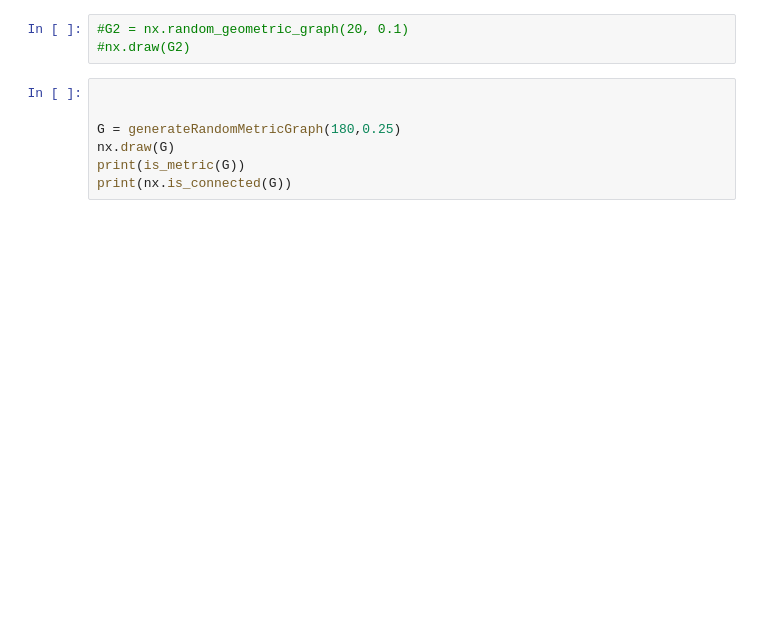
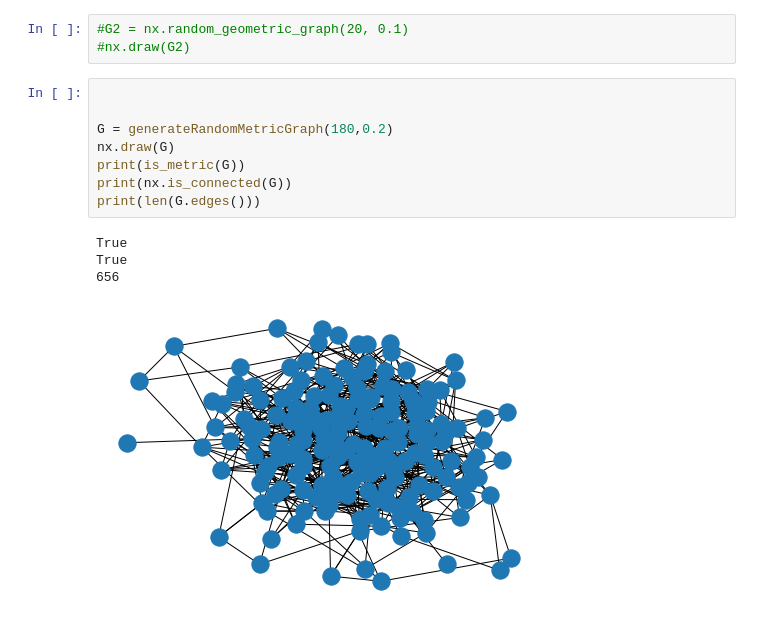
Before and after one commit to rderojas/TravellingSalesmanApproxSolver, a Jupyter notebook: Graph drawing functions.ipynb, the cells around one changed output. Cells and saved outputs as stored; diff of their text form; blank space fills up the shorter version.

```diff
--- a/Graph drawing functions.ipynb
+++ b/Graph drawing functions.ipynb
@@ -154,9 +153,15 @@ nx.draw(G)
 # %%
 
 
-G = generateRandomMetricGraph(180,0.25)
+G = generateRandomMetricGraph(180,0.2)
 nx.draw(G)
 print(is_metric(G))
 print(nx.is_connected(G))
+print(len(G.edges()))
+# %% [output]
+True
+True
+656
+[figure, added]
 # %%
 createOutput(G)
```
Also changed, not shown: parts of 3 cells of this notebook.
